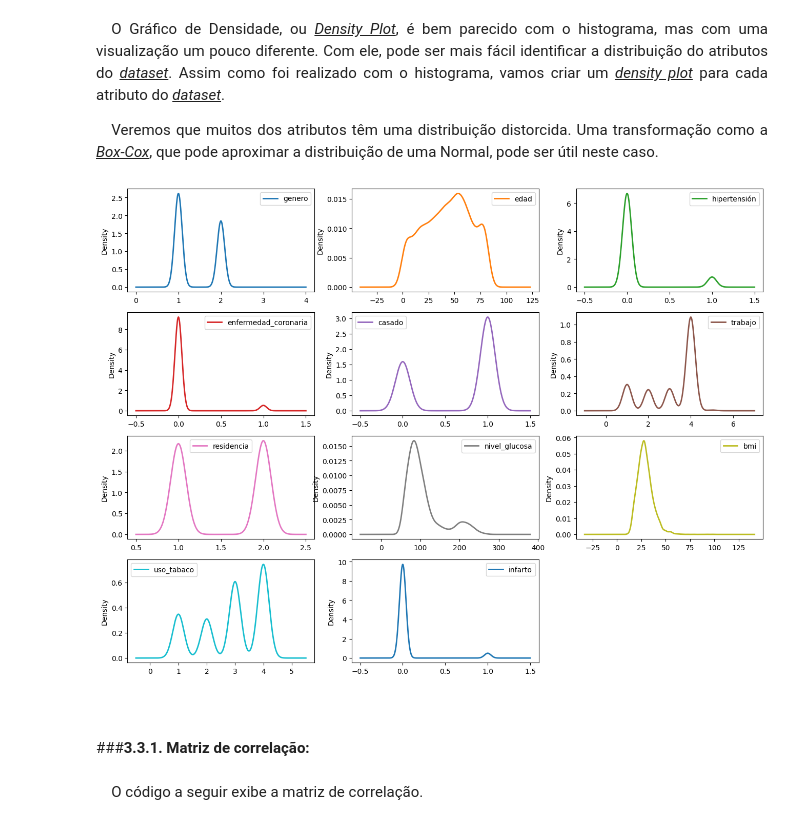
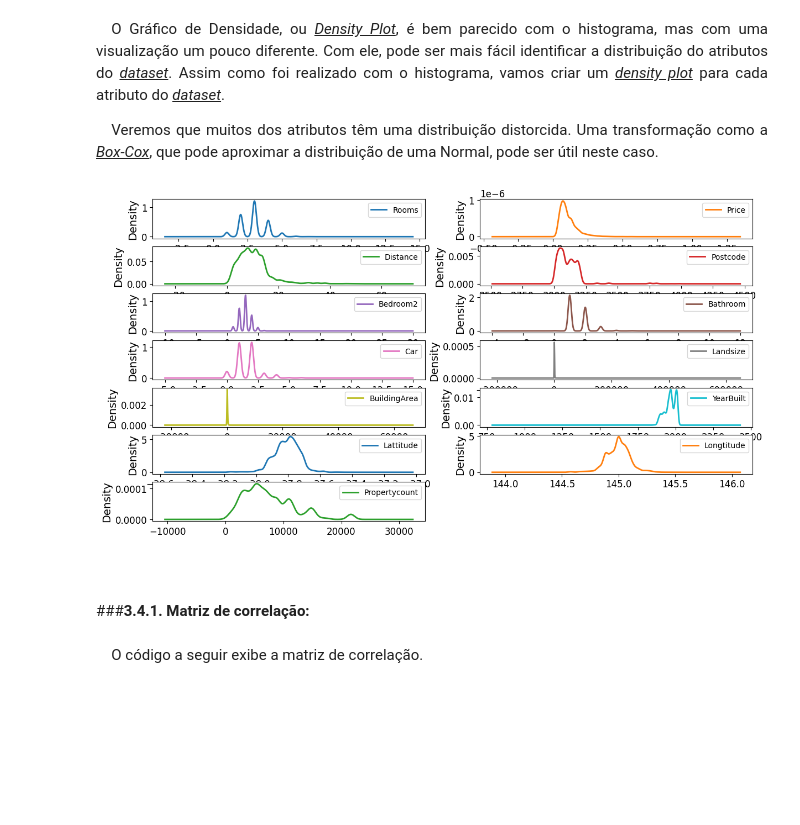
Before and after one commit to anderson02aa/Pos_de_IA_na_UFV-2024, a Jupyter notebook: ELT574_11850_3_Atividade_1.ipynb, the cells around one changed output. Cells and saved outputs as stored; diff of their text form; code cells hidden in the pictures; blank space fills up the shorter version.

```diff
--- a/ELT574_11850_3_Atividade_1.ipynb
+++ b/ELT574_11850_3_Atividade_1.ipynb
@@ -249,0 +188,18 @@ warnings.filterwarnings("ignore")
+# %%
+## Importar os dados do banco de dados
+# path do Google Drive
+# path = '/content/drive/MyDrive/1-UFV/Disciplinas/Disciplinas Lato-Sensu/ELT 574 - Aprendizado de máquinas/Material da disciplina/Roteiros e aulas/Atividades/housing.csv'
+# path do arquivo baixado do GitHub
+path='/content/ELT574-melb_data.csv'
+
+#df_melb=pd.read_csv(path)
+#Lê o arquivo utilizando as colunas informadas:
+#dataset = pd.read_csv(path, skiprows=[0,1], delimiter=',' , encoding='iso-8859-1')
+dataset = pd.read_csv(path,  delimiter=',' , encoding='iso-8859-1')
+
+## Lê o arquivo utilizando as colunas informadas:
+##dataset = pd.read_csv(url, names=colunas, skiprows=[0,1], delimiter=',' , nrows=13577 , nrows=19)
+
+print('Dataset carregado!')
+
+dataset.head()
@@ -250,13 +225,13 @@ warnings.filterwarnings("ignore")
 # %%
 # Carrega arquivo csv usando Pandas usando uma URL.
 # Informa a URL de importação do dataset:
-url="https://raw.githubusercontent.com/anderson02aa/puc-rio-ciencia-de-dados-sprint2-MVP/main/infarto.csv"
+#url="https://github.com/anderson02aa/Pos_de_IA_na_UFV-2024/blob/dedcb098f5cedc6ec9e76fe847f86f6afe5dfde2/ELT574-melb_data.csv"
 
 # Informa o cabeçalho das colunas:
-colunas =['id','genero','edad','hipertensión','enfermedad_coronaria','casado','trabajo','residencia','nivel_glucosa','bmi','uso_tabaco','infarto']
+#colunas=['Suburb','Address','Rooms','Type','Price','Method','SellerG','Date','Distance','Postcode','Bedroom2','Bathroom','Car','Landsize','BuildingArea','YearBuilt','CouncilArea','Lattitude','Longtitude','Regionname','Propertycount']
 
 # Lê o arquivo utilizando as colunas informadas:
-dataset = pd.read_csv(url, names=colunas, skiprows=1, delimiter=';')
+#dataset = pd.read_csv(url, names=colunas, skiprows=[0,1], delimiter=',')
 # %% [markdown]
 ##<b><i>2.2. Mostrando o início do <i>dataset</i> com <i>head()<i>:</i></b>
 # %%
@@ -503,10 +389,10 @@ dataset.describe()
 
 <p align="justify">&emsp;Converte para "<i><u>string</u></i>" as colunas que não precisam entrar na estatística e terem seus gráficos gerados: "<u>edad</u>" e "<u>enfermedad_coronaria</u>".</p>
 # %%
-#Converte para "string" as colunas que não precisam entrar na estatística e terem seus gráficos gerados: "Age" e "enfermedad_coronaria".
+#Converte para "string" as colunas que não precisam entrar na estatística e terem seus gráficos gerados: "Address" e "Suburb".
 # Inclusive, agora as suas médias não serão geradas.
-dataset['edad'] = dataset['edad'].map(str) # Age agora será string, então não entra na saida do descibe().
-dataset['enfermedad_coronaria'] = dataset['enfermedad_coronaria'].map(str) # Weight agora será string, então não entra na saida do descibe().
-# Agora utilizar o dataset.info() com os Age e Weight como string:
+##dataset['Address'] = dataset['Address'].map(str) # Age agora será string, então não entra na saida do descibe().
+dataset['Suburb'] = dataset['Suburb'].map(str) # Weight agora será string, então não entra na saida do descibe().
+# Agora utilizar o dataset.info():
 dataset.describe()
 # %% [output]
@@ -775,14 +495,15 @@ datasetnovo=datasetnovo.rename(columns={"Infarto ou não infarto (infarto)":"inf
 <p align="justify">&emsp;Veremos que muitos dos atributos têm uma distribuição distorcida. Uma transformação como a <i><u>Box-Cox</u></i>, que pode aproximar a distribuição de uma Normal, pode ser útil neste caso.</p>
 # %%
 # Density Plot
-datasetnovo.plot(kind = 'density', subplots = True, layout = (4,3), sharex = False, figsize = (16,12),linewidth=2)
+#datasetnovo.plot(kind = 'density', subplots = True, layout = (4,3), sharex = False, figsize = (16,12),linewidth=2)
+dataset.plot(kind = 'density', subplots = True, layout = (11,2), sharex = False, figsize = (14,12),linewidth=2)
 plt.show()
 # %% [output]
-[figure, old version]
+[figure, new version]
 # %% [markdown]
 <br>
 # %% [markdown]
-###<b>3.3.1. Matriz de correlação:</b>
+###<b>3.4.1. Matriz de correlação:</b>
 # %% [markdown]
 <p align="justify">&emsp;O código a seguir exibe a matriz de correlação.</p>
 # %%
```
Also changed, not shown: parts of 101 cells of this notebook.
